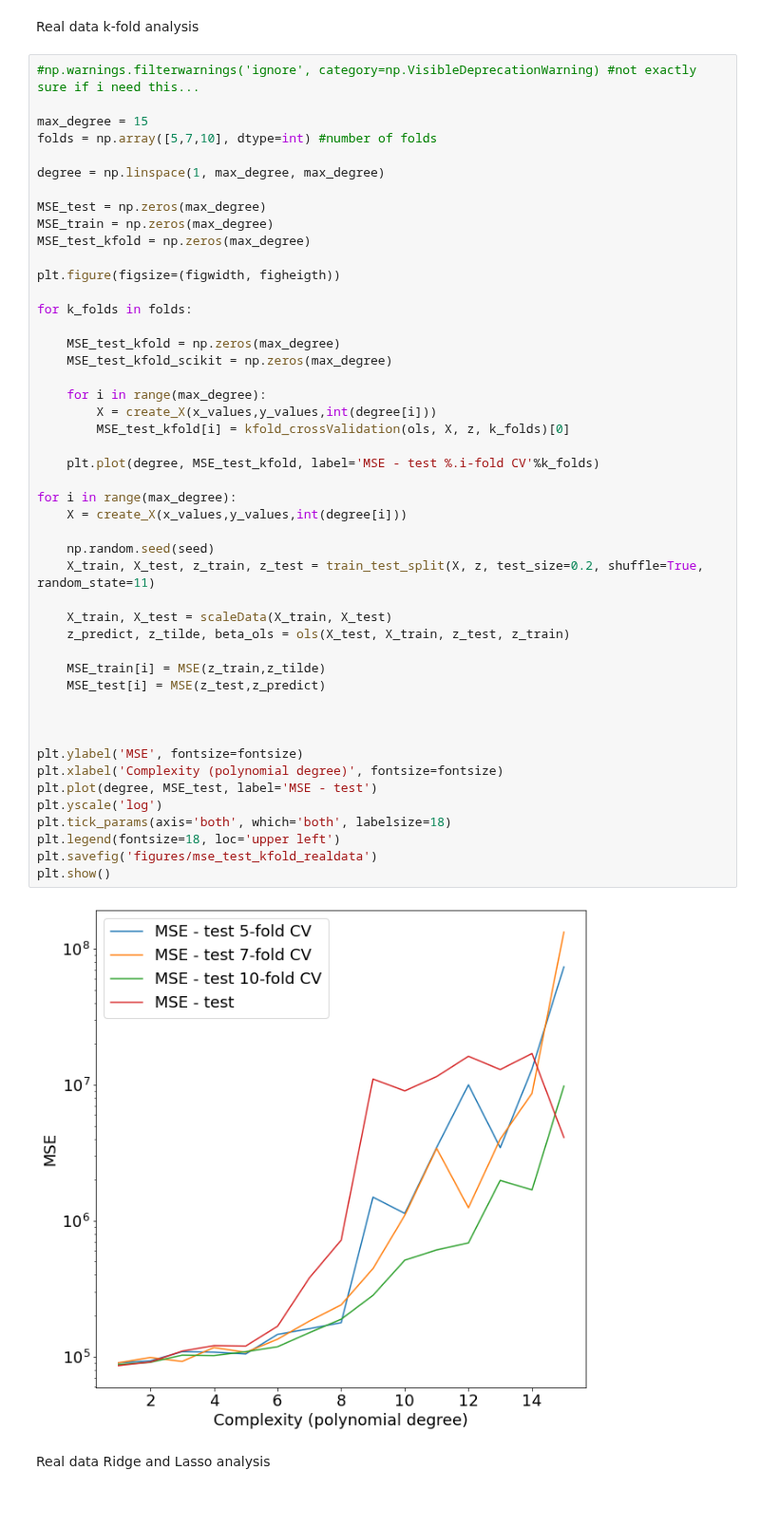
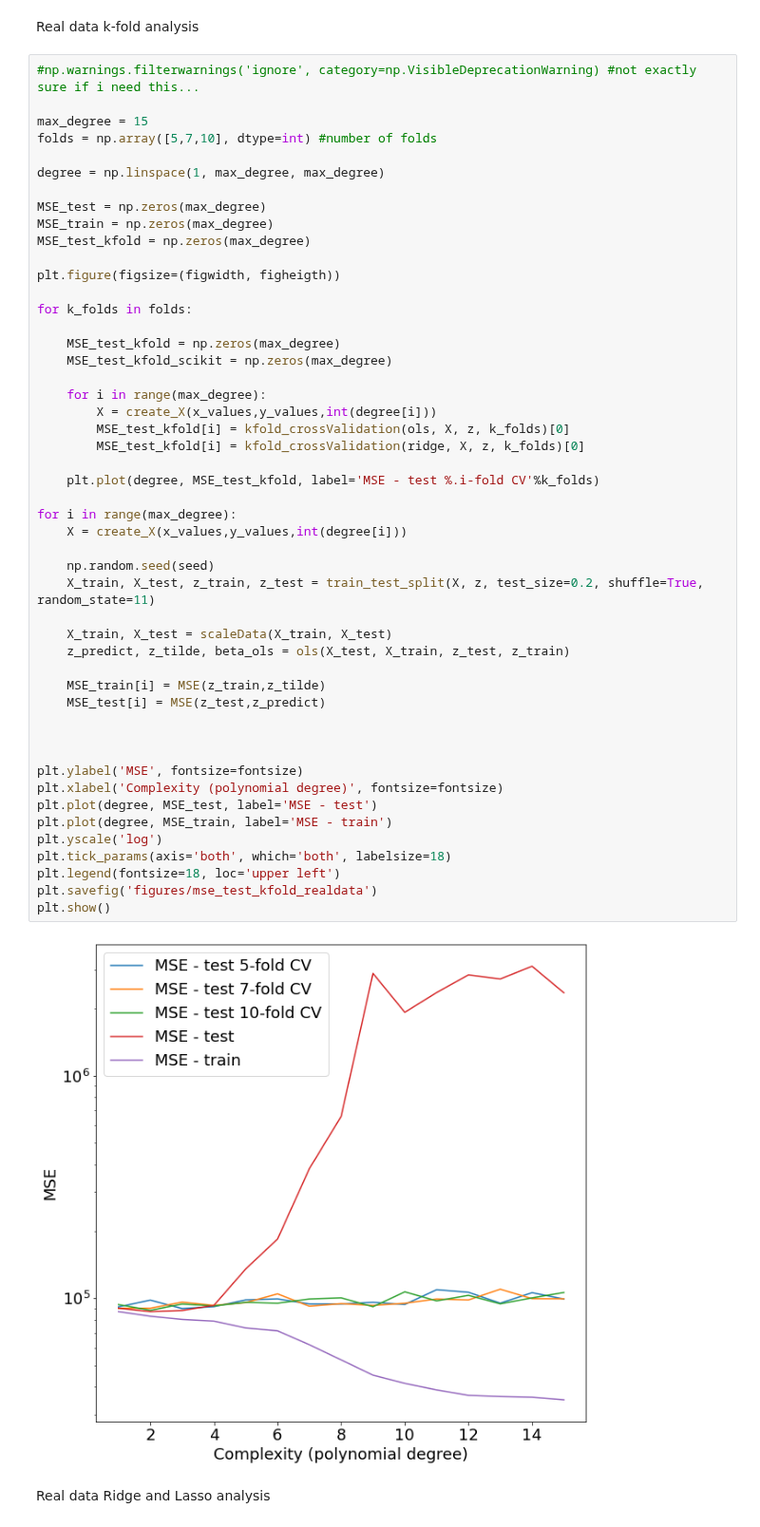
Before and after one commit to tellefs/ML-projects, a Jupyter notebook: project1/project1.ipynb, the cells around one changed output. Shown at 95% size. Saved outputs shown, nothing was run; the diff lists cells and outputs as text.

```diff
--- a/project1/project1.ipynb
+++ b/project1/project1.ipynb
@@ -487,34 +487,36 @@ for k_folds in folds:
 
     for i in range(max_degree):
         X = create_X(x_values,y_values,int(degree[i]))
         MSE_test_kfold[i] = kfold_crossValidation(ols, X, z, k_folds)[0]
+        MSE_test_kfold[i] = kfold_crossValidation(ridge, X, z, k_folds)[0]
 
     plt.plot(degree, MSE_test_kfold, label='MSE - test %.i-fold CV'%k_folds)
 
 for i in range(max_degree):
     X = create_X(x_values,y_values,int(degree[i]))
 
     np.random.seed(seed)
     X_train, X_test, z_train, z_test = train_test_split(X, z, test_size=0.2, shuffle=True, random_state=11)
 
     X_train, X_test = scaleData(X_train, X_test)
     z_predict, z_tilde, beta_ols = ols(X_test, X_train, z_test, z_train)
 
     MSE_train[i] = MSE(z_train,z_tilde)
     MSE_test[i] = MSE(z_test,z_predict)
 
 
 
 plt.ylabel('MSE', fontsize=fontsize)
 plt.xlabel('Complexity (polynomial degree)', fontsize=fontsize)
 plt.plot(degree, MSE_test, label='MSE - test')
+plt.plot(degree, MSE_train, label='MSE - train')
 plt.yscale('log')
 plt.tick_params(axis='both', which='both', labelsize=18)
 plt.legend(fontsize=18, loc='upper left')
 plt.savefig('figures/mse_test_kfold_realdata')
 plt.show()
 # %% [output]
-[figure, old version]
+[figure, new version]
 # %% [markdown]
 Real data Ridge and Lasso analysis
 # %%
```
Also changed, not shown: parts of 1 cell of this notebook.
